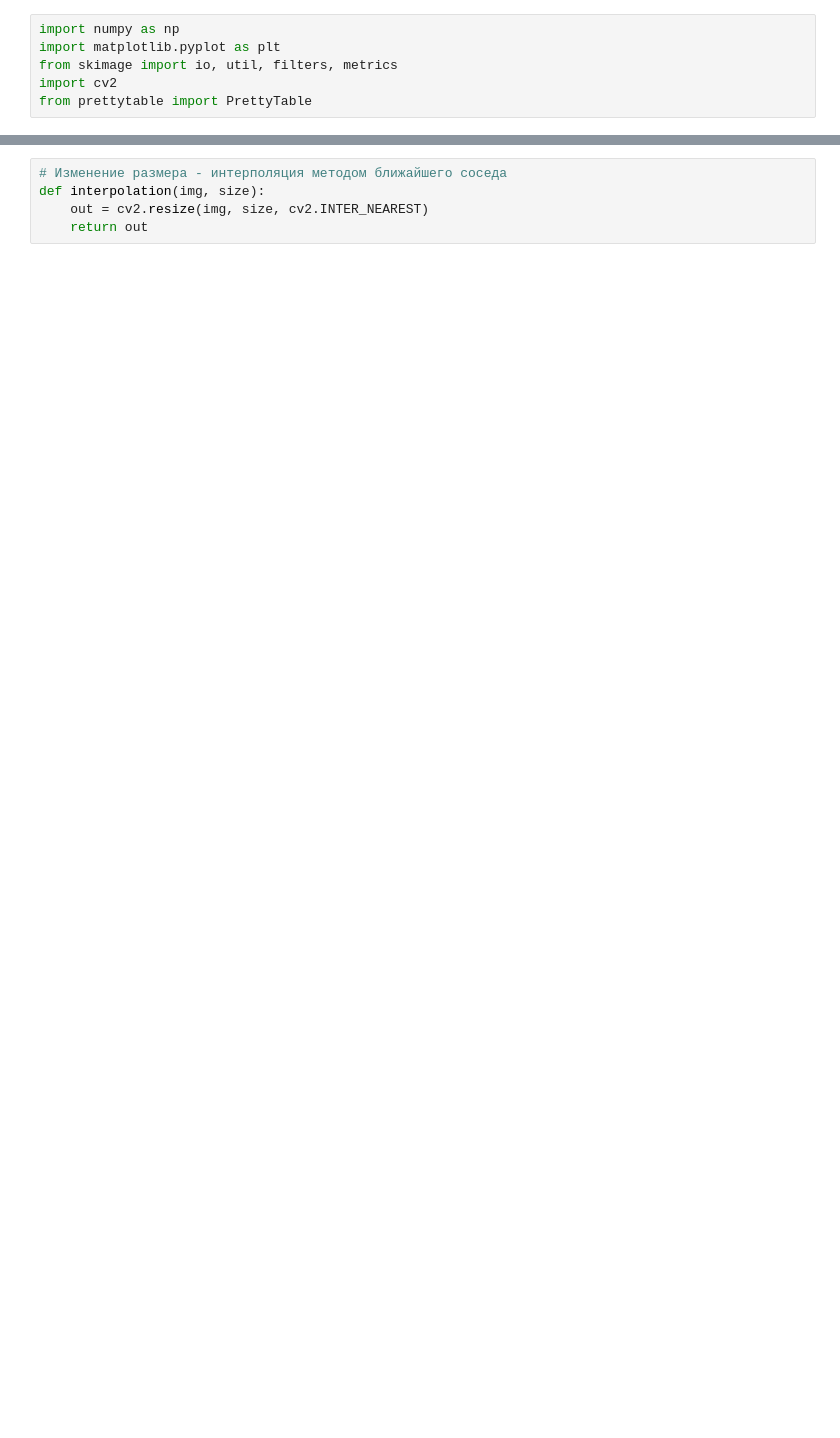
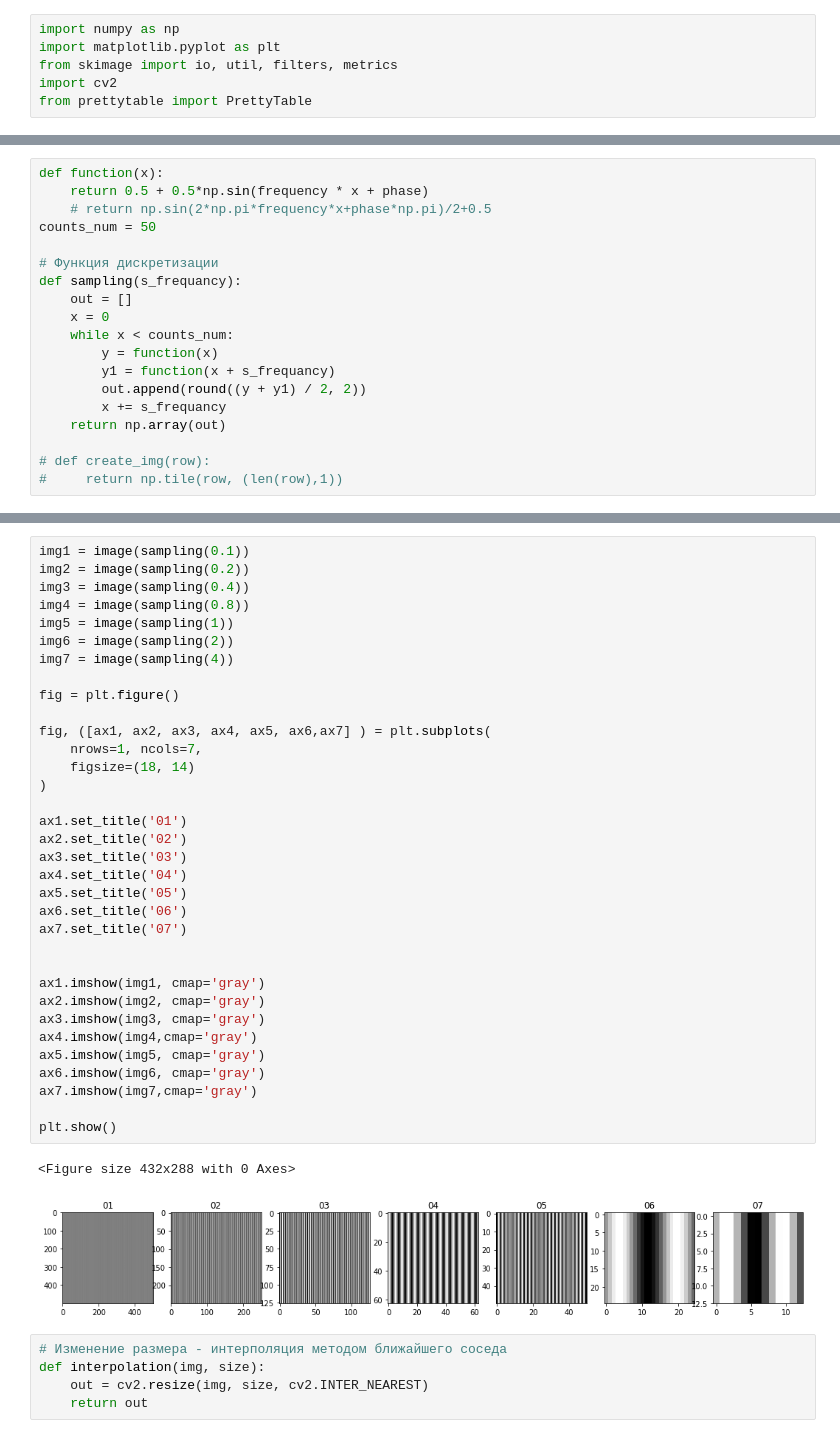
Before and after one commit to GreyImediary/tech_vision, a Jupyter notebook: lab_1/lab_1.ipynb, the cells around one changed output, grey strips where cells are left out. Drawn from its saved outputs; the diff is of its cells as text; blank space fills up the shorter version.

```diff
--- a/lab_1/lab_1.ipynb
+++ b/lab_1/lab_1.ipynb
@@ -40 +29,20 @@ def draw(frequency, phase):# вывод графика функции
+# %%
+def function(x):
+    return 0.5 + 0.5*np.sin(frequency * x + phase)
+    # return np.sin(2*np.pi*frequency*x+phase*np.pi)/2+0.5
+counts_num = 50
+
+# Функция дискретизации
+def sampling(s_frequancy):
+    out = []
+    x = 0
+    while x < counts_num:
+        y = function(x)
+        y1 = function(x + s_frequancy)
+        out.append(round((y + y1) / 2, 2))
+        x += s_frequancy
+    return np.array(out)
+
+# def create_img(row):
+#     return np.tile(row, (len(row),1))
 # %%
@@ -43,6 +54,43 @@ def image(row):
     row = np.around(255 * row)
     image = np.full((row.size, row.size), row)
     return image
+# %%
+img1 = image(sampling(0.1))
+img2 = image(sampling(0.2))
+img3 = image(sampling(0.4))
+img4 = image(sampling(0.8))
+img5 = image(sampling(1))
+img6 = image(sampling(2))
+img7 = image(sampling(4))
+
+fig = plt.figure()
+
+fig, ([ax1, ax2, ax3, ax4, ax5, ax6,ax7] ) = plt.subplots(
+    nrows=1, ncols=7,
+    figsize=(18, 14)
+)
+
+ax1.set_title('01')
+ax2.set_title('02')
+ax3.set_title('03')
+ax4.set_title('04')
+ax5.set_title('05')
+ax6.set_title('06')
+ax7.set_title('07')
+
+
+ax1.imshow(img1, cmap='gray')
+ax2.imshow(img2, cmap='gray')
+ax3.imshow(img3, cmap='gray')
+ax4.imshow(img4,cmap='gray')
+ax5.imshow(img5, cmap='gray')
+ax6.imshow(img6, cmap='gray')
+ax7.imshow(img7,cmap='gray')
+
+plt.show()
+# %% [output]
+<Figure size 432x288 with 0 Axes>
+[figure, added]
 # %%
 # Изменение размера - интерполяция методом ближайшего соседа
 def interpolation(img, size):
```
Also changed, not shown: parts of 9 cells of this notebook.
